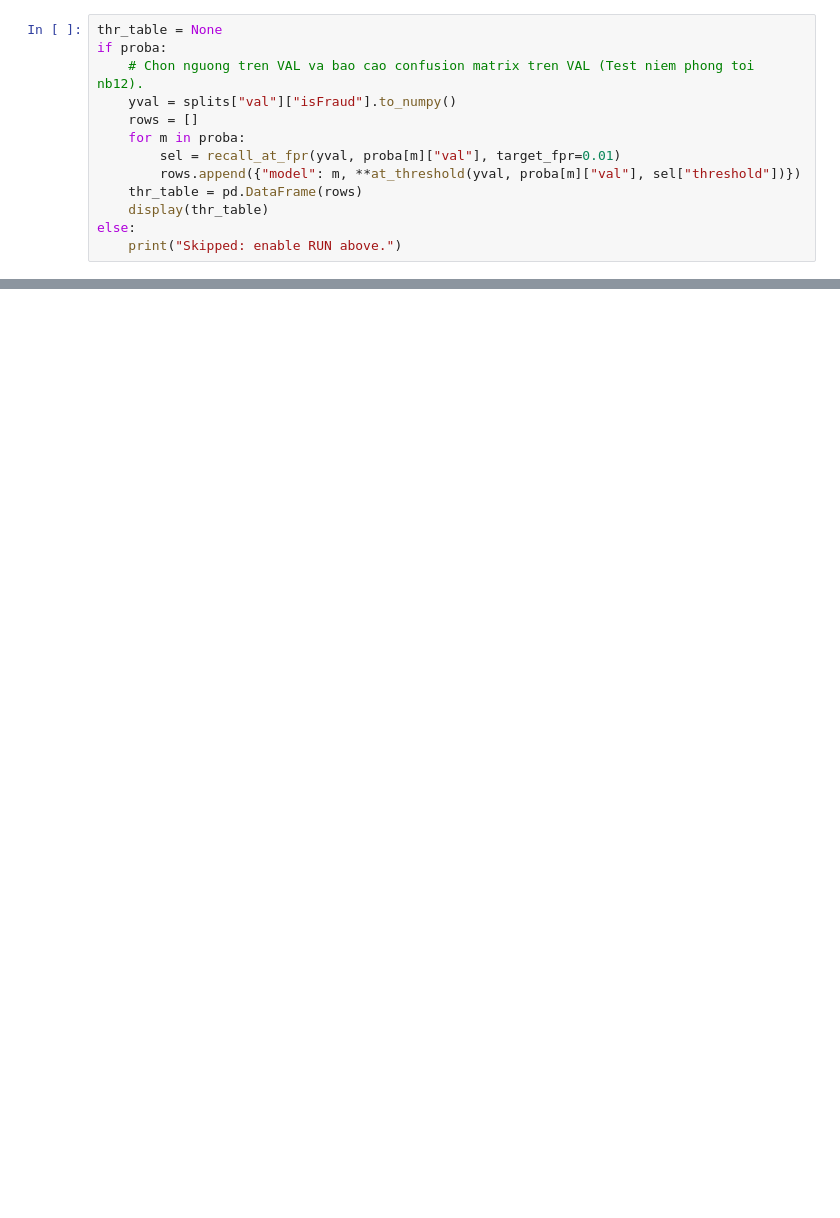
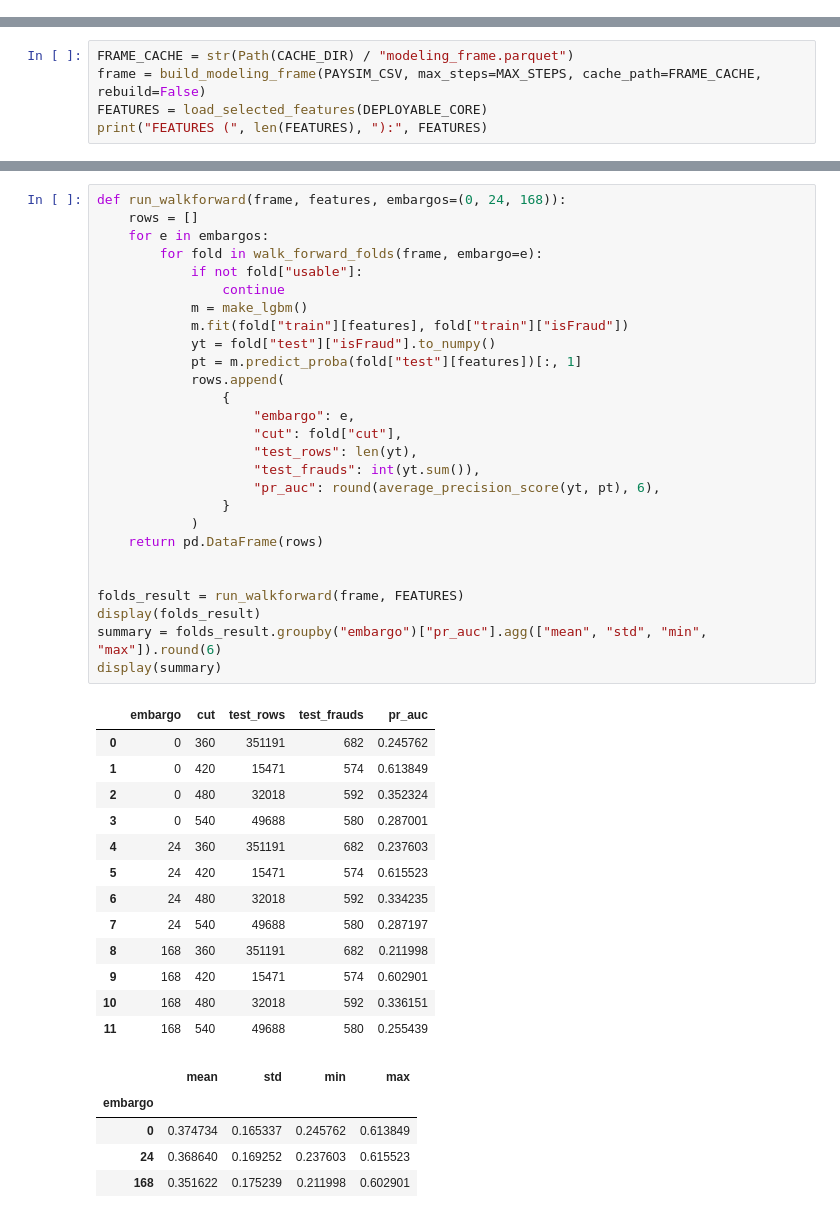
Before and after one commit to fishperson113/pit-fintech, a Jupyter notebook: notebooks/10_walkforward_cv_split.ipynb, the cells around one changed output, grey strips where cells are left out. Cells and saved outputs as stored; diff of their text form; blank space fills up the shorter version.

```diff
--- a/notebooks/10_walkforward_cv_split.ipynb
+++ b/notebooks/10_walkforward_cv_split.ipynb
@@ -238,13 +0,0 @@ else:
-# %%
-thr_table = None
-if proba:
-    # Chon nguong tren VAL va bao cao confusion matrix tren VAL (Test niem phong toi nb12).
-    yval = splits["val"]["isFraud"].to_numpy()
-    rows = []
-    for m in proba:
-        sel = recall_at_fpr(yval, proba[m]["val"], target_fpr=0.01)
-        rows.append({"model": m, **at_threshold(yval, proba[m]["val"], sel["threshold"])})
-    thr_table = pd.DataFrame(rows)
-    display(thr_table)
-else:
-    print("Skipped: enable RUN above.")
@@ -559,0 +265,5 @@ Logged -> nb10 @ http://100.116.36.6:5000
+# %%
+FRAME_CACHE = str(Path(CACHE_DIR) / "modeling_frame.parquet")
+frame = build_modeling_frame(PAYSIM_CSV, max_steps=MAX_STEPS, cache_path=FRAME_CACHE, rebuild=False)
+FEATURES = load_selected_features(DEPLOYABLE_CORE)
+print("FEATURES (", len(FEATURES), "):", FEATURES)
@@ -559,0 +399,46 @@ Logged -> nb10 @ http://100.116.36.6:5000
+# %%
+def run_walkforward(frame, features, embargos=(0, 24, 168)):
+    rows = []
+    for e in embargos:
+        for fold in walk_forward_folds(frame, embargo=e):
+            if not fold["usable"]:
+                continue
+            m = make_lgbm()
+            m.fit(fold["train"][features], fold["train"]["isFraud"])
+            yt = fold["test"]["isFraud"].to_numpy()
+            pt = m.predict_proba(fold["test"][features])[:, 1]
+            rows.append(
+                {
+                    "embargo": e,
+                    "cut": fold["cut"],
+                    "test_rows": len(yt),
+                    "test_frauds": int(yt.sum()),
+                    "pr_auc": round(average_precision_score(yt, pt), 6),
+                }
+            )
+    return pd.DataFrame(rows)
+
+
+folds_result = run_walkforward(frame, FEATURES)
+display(folds_result)
+summary = folds_result.groupby("embargo")["pr_auc"].agg(["mean", "std", "min", "max"]).round(6)
+display(summary)
+# %% [output]
+|  | embargo | cut | test_rows | test_frauds | pr_auc |
+| 0 | 0 | 360 | 351191 | 682 | 0.245762 |
+| 1 | 0 | 420 | 15471 | 574 | 0.613849 |
+| 2 | 0 | 480 | 32018 | 592 | 0.352324 |
+| 3 | 0 | 540 | 49688 | 580 | 0.287001 |
+| 4 | 24 | 360 | 351191 | 682 | 0.237603 |
+| 5 | 24 | 420 | 15471 | 574 | 0.615523 |
+| 6 | 24 | 480 | 32018 | 592 | 0.334235 |
+| 7 | 24 | 540 | 49688 | 580 | 0.287197 |
+| 8 | 168 | 360 | 351191 | 682 | 0.211998 |
+| 9 | 168 | 420 | 15471 | 574 | 0.602901 |
+| 10 | 168 | 480 | 32018 | 592 | 0.336151 |
+| 11 | 168 | 540 | 49688 | 580 | 0.255439 |
+|  | mean | std | min | max |
+| embargo |  |  |  |  |
+| 0 | 0.374734 | 0.165337 | 0.245762 | 0.613849 |
+| 24 | 0.368640 | 0.169252 | 0.237603 | 0.615523 |
+| 168 | 0.351622 | 0.175239 | 0.211998 | 0.602901 |
```
Also changed, not shown: parts of 50 cells of this notebook, 31 other files.
